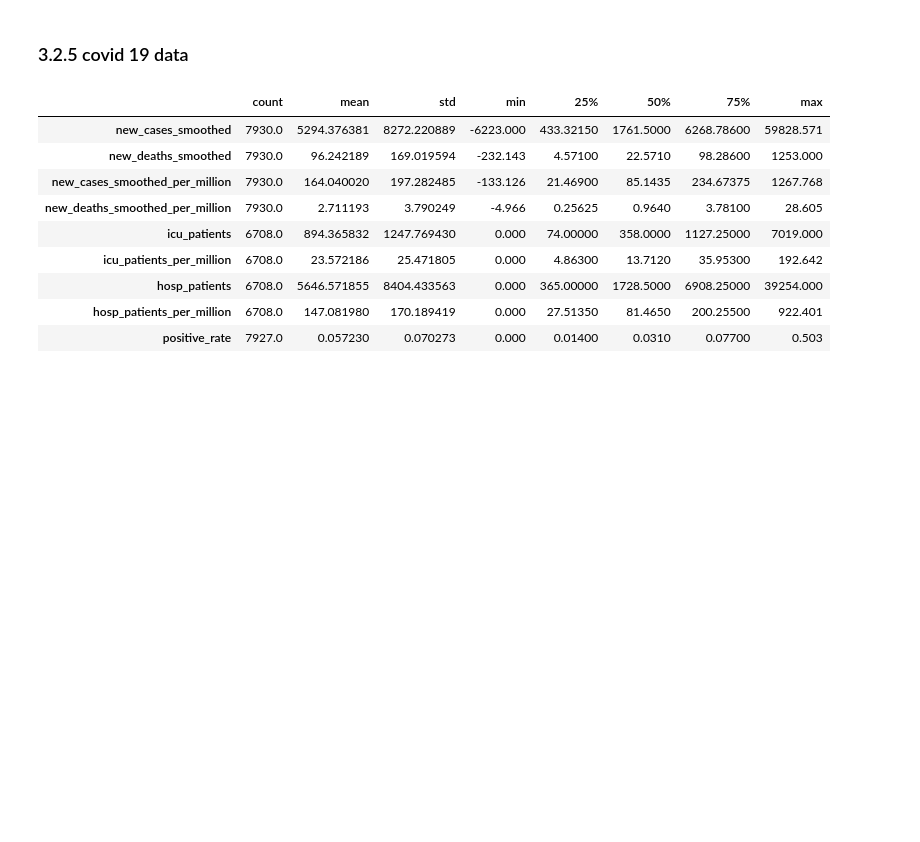
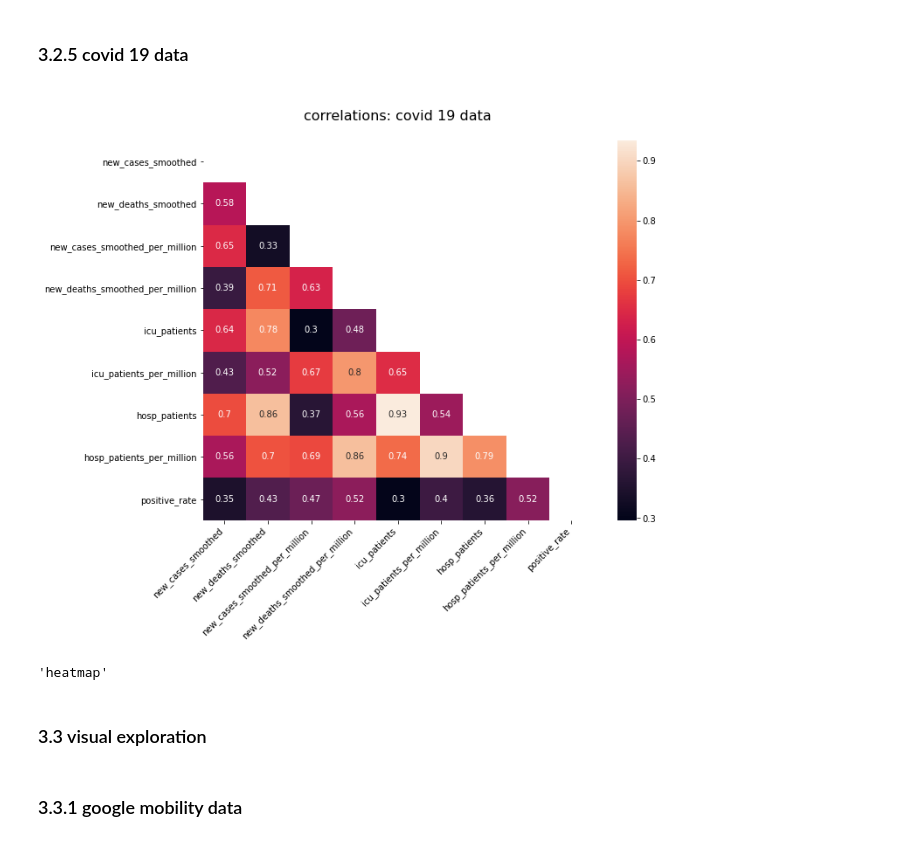
Before and after one commit to KevinSpurk/P03-how-to-predict-a-pandemic, a Jupyter notebook: P03_predict_covid19.ipynb, the cells around one changed output. Saved outputs shown, nothing was run; the diff lists cells and outputs as text; code cells hidden in the pictures; blank space fills up the shorter version.

```diff
--- a/P03_predict_covid19.ipynb
+++ b/P03_predict_covid19.ipynb
@@ -875,15 +929,12 @@ show_heatmap(g_mob_covid, 14, 12, title='correlations: google mobility & covid 1
 # %% [markdown]
 ### 3.2.5 covid 19 data
 # %%
-c19_full.describe().T
+# correlation heatmap
+show_heatmap(c19_full, 10, 8, title='correlations: covid 19 data')
 # %% [output]
-|  | count | mean | std | min | 25% | 50% | 75% | max |
-| new_cases_smoothed | 7930.0 | 5294.376381 | 8272.220889 | -6223.000 | 433.32150 | 1761.5000 | 6268.78600 | 59828.571 |
-| new_deaths_smoothed | 7930.0 | 96.242189 | 169.019594 | -232.143 | 4.57100 | 22.5710 | 98.28600 | 1253.000 |
-| new_cases_smoothed_per_million | 7930.0 | 164.040020 | 197.282485 | -133.126 | 21.46900 | 85.1435 | 234.67375 | 1267.768 |
-| new_deaths_smoothed_per_million | 7930.0 | 2.711193 | 3.790249 | -4.966 | 0.25625 | 0.9640 | 3.78100 | 28.605 |
-| icu_patients | 6708.0 | 894.365832 | 1247.769430 | 0.000 | 74.00000 | 358.0000 | 1127.25000 | 7019.000 |
-| icu_patients_per_million | 6708.0 | 23.572186 | 25.471805 | 0.000 | 4.86300 | 13.7120 | 35.95300 | 192.642 |
-| hosp_patients | 6708.0 | 5646.571855 | 8404.433563 | 0.000 | 365.00000 | 1728.5000 | 6908.25000 | 39254.000 |
-| hosp_patients_per_million | 6708.0 | 147.081980 | 170.189419 | 0.000 | 27.51350 | 81.4650 | 200.25500 | 922.401 |
-| positive_rate | 7927.0 | 0.057230 | 0.070273 | 0.000 | 0.01400 | 0.0310 | 0.07700 | 0.503 |
+[figure, added]
+'heatmap'
+# %% [markdown]
+### 3.3 visual exploration
+# %% [markdown]
+### 3.3.1 google mobility data
```
Also changed, not shown: parts of 26 cells of this notebook, 2 other files.
